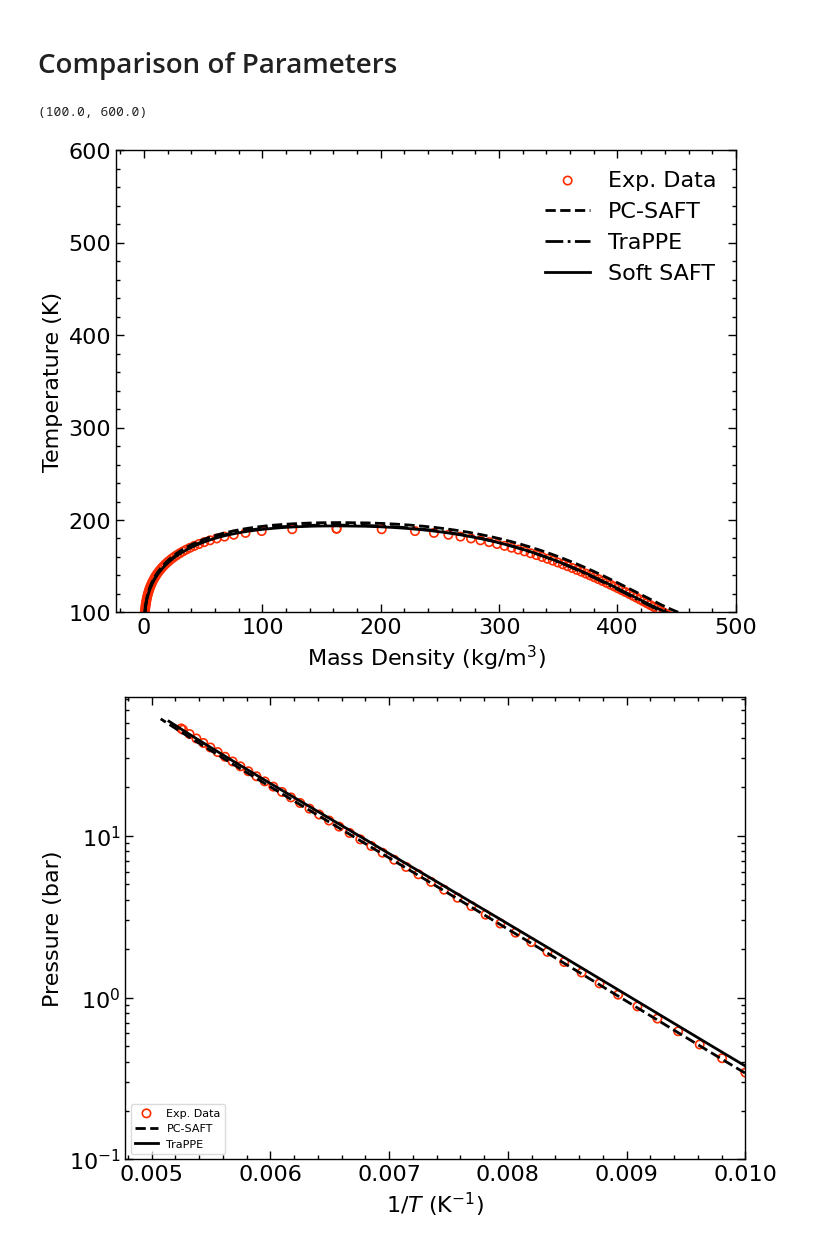
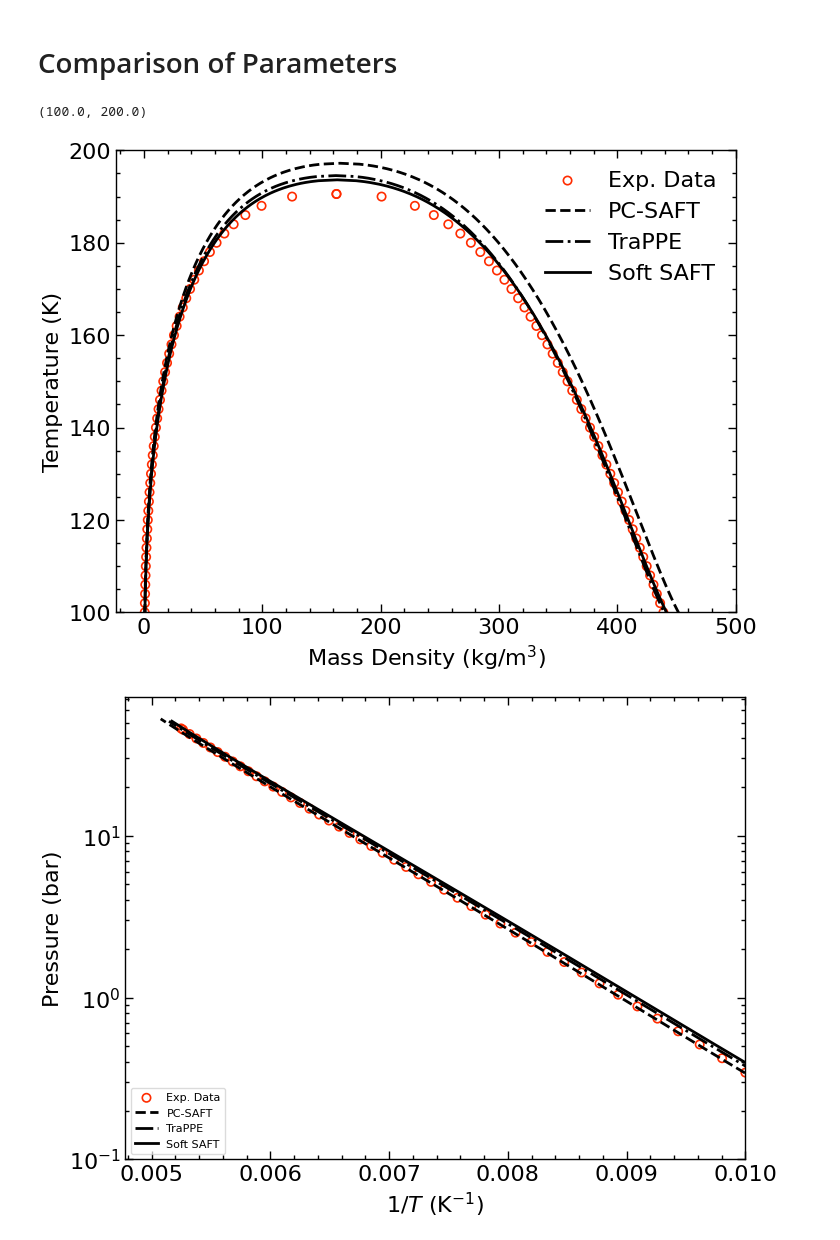
Before and after one commit to elvissoares/PyDFTlj, a Jupyter notebook: examples/Example1-Phasediagram-Methane.ipynb, the cells around one changed output. Drawn from its saved outputs; the diff is of its cells as text; code cells hidden in the pictures.

```diff
--- a/examples/Example1-Phasediagram-Methane.ipynb
+++ b/examples/Example1-Phasediagram-Methane.ipynb
@@ -92,15 +92,15 @@ p_ourworkeos = np.array([ourworkeos.p(rho_ourworkeos[i],kT_ourworkeos[i]) for i
 # %%
 plt.scatter(exp_data['Vapor Density (kg/m3)'],exp_data['Temperature (K)'],marker='o',edgecolors='C3',facecolors='none',linewidth=1.2,label='Exp. Data')
 plt.scatter(exp_data['Liquid Density (kg/m3)'],exp_data['Temperature (K)'],marker='o',edgecolors='C3',facecolors='none',linewidth=1.2)
 plt.plot(rho_pcsafteos*1e-3*mff/(NA*1e-30),kT_pcsafteos,linestyle='--',color='k',label='PC-SAFT')
 plt.plot(rho_trappeeos*1e-3*mff/(NA*1e-30),kT_trappeeos,linestyle='-.',color='k',label='TraPPE')
 plt.plot(rho_ourworkeos*1e-3*mff/(NA*1e-30),kT_ourworkeos,linestyle='-',color='k',label='Soft SAFT')
 
 plt.legend(loc='best')
 plt.xlabel('Mass Density (kg/m$^3$)')
 plt.ylabel('Temperature (K)')
-plt.ylim(100,600)
-# plt.ylim(100,200)
+# plt.ylim(100,600)
+plt.ylim(100,200)
 # %% [output]
-(100.0, 600.0)
+(100.0, 200.0)
-[figure, old version]
+[figure, new version]
@@ -126,8 +109,8 @@ fig = plt.figure()
 ax = fig.add_subplot()
 plt.scatter(1.0/exp_data['Temperature (K)'],exp_data['Pressure (MPa)']*10,marker='o',edgecolors='C3',facecolors='none',linewidth=1.2,label='Exp. Data')
 plt.plot(1.0/kT_pcsafteos[rho_pcsafteos<rhoc_pcsafteos],1e-6*kB*p_pcsafteos*10/1e-30,linestyle='--',color='k',label='PC-SAFT')
-plt.plot(1.0/kT_trappeeos[rho_trappeeos<rhoc_trappeeos],1e-6*kB*p_trappeeos*10/1e-30,linestyle='-',color='k',label='TraPPE')
-# plt.plot(1.0/kT_ourworkeos[rho_ourworkeos<rhoc_ourworkeos],1e-6*kB*p_ourworkeos/1e-30,linestyle='-',color='k',label='Soft SAFT')
+plt.plot(1.0/kT_trappeeos[rho_trappeeos<rhoc_trappeeos],1e-6*kB*p_trappeeos*10/1e-30,linestyle='-.',color='k',label='TraPPE')
+plt.plot(1.0/kT_ourworkeos[rho_ourworkeos<rhoc_ourworkeos],1e-6*kB*p_ourworkeos*10/1e-30,linestyle='-',color='k',label='Soft SAFT')
 plt.yscale('log')
 plt.xlabel(r'$1/T$ (K$^{-1}$)')
 plt.ylabel('Pressure (bar)')
@@ -138,4 +121,4 @@ plt.legend(loc='lower left',ncol=1,fontsize=8, frameon=True, framealpha=0.7)
 plt.show()
 # fig.savefig('pressure-methane.pdf')
 # %% [output]
-[figure, old version]
+[figure, new version]
```
Also changed, not shown: parts of 2 cells of this notebook, 52 other files.
